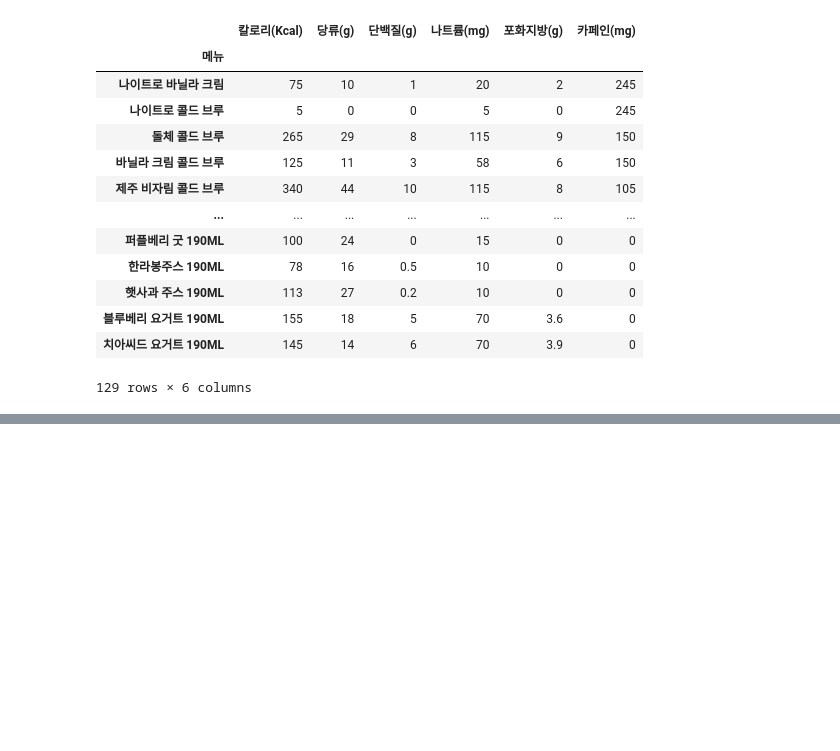
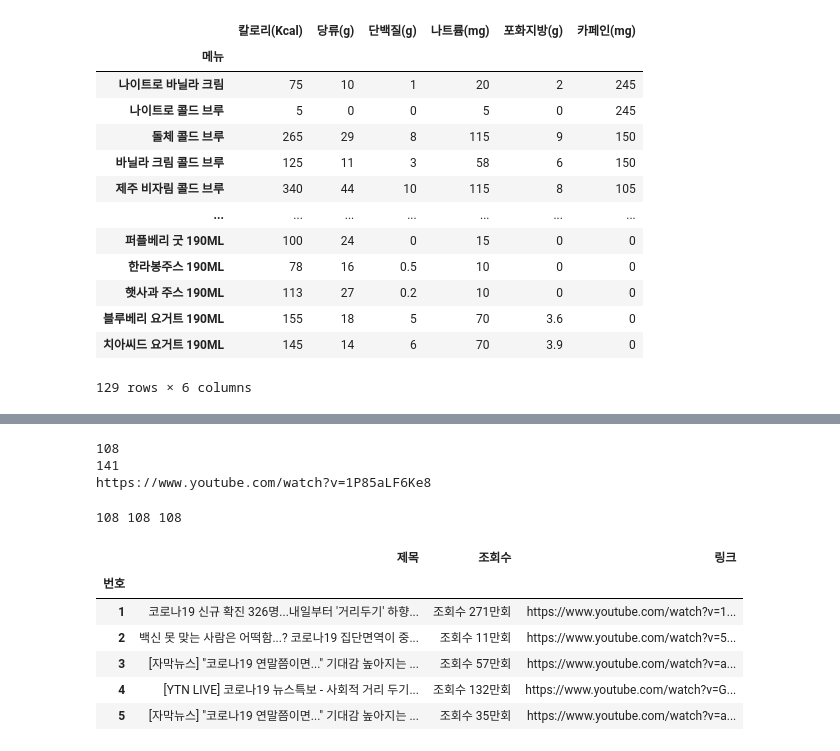
Before and after one commit to meganatc7/smart_review, a Jupyter notebook: 13_Selenium.ipynb, the cells around one changed output, grey strips where cells are left out. Drawn from its saved outputs; the diff is of its cells as text; code cells hidden in the pictures; blank space fills up the shorter version.

```diff
--- a/13_Selenium.ipynb
+++ b/13_Selenium.ipynb
@@ -287,0 +282,4 @@ driver.get(url_main+url_sub+query)
+# %%
+url = 'https://www.youtube.com'
+driver = wb.Chrome('chrome/chromedriver.exe')
+driver.get(url)
@@ -287,0 +295,47 @@ driver.get(url_main+url_sub+query)
+# %%
+soup = bs(driver.page_source,'html.parser')
+# %%
+title = soup.select('a#video-title')
+view = soup.select('#metadata-line > span:nth-child(1)')
+
+print(len(title))
+print(len(view))
+print(url+title[0]['href'])
+# %% [output]
+108
+141
+https://www.youtube.com/watch?v=1P85aLF6Ke8
+# %%
+title_list = []
+view_list = []
+url_list = []
+nums = []
+
+for idx in range(len(title)):
+    nums.append(idx+1)
+    title_list.append(title[idx].text.strip())
+    view_list.append(view[idx].text.strip())
+    url_list.append(url+title[idx]['href'])
+
+print(len(title_list), len(view_list), len(url_list))
+# %% [output]
+108 108 108
+# %%
+data = {
+    '제목': title_list,
+    '조회수': view_list,
+    '링크': url_list,
+    '번호': nums
+}
+
+youtube = pd.DataFrame(data)
+youtube.set_index('번호',inplace=True)
+youtube.head()
+# %% [output]
+|  | 제목 | 조회수 | 링크 |
+| 번호 |  |  |  |
+| 1 | 코로나19 신규 확진 326명...내일부터 '거리두기' 하향... | 조회수 271만회 | https://www.youtube.com/watch?v=1... |
+| 2 | 백신 못 맞는 사람은 어떡함...? 코로나19 집단면역이 중... | 조회수 11만회 | https://www.youtube.com/watch?v=5... |
+| 3 | [자막뉴스] "코로나19 연말쯤이면..." 기대감 높아지는 ... | 조회수 57만회 | https://www.youtube.com/watch?v=a... |
+| 4 | [YTN LIVE] 코로나19 뉴스특보 - 사회적 거리 두기... | 조회수 132만회 | https://www.youtube.com/watch?v=G... |
+| 5 | [자막뉴스] "코로나19 연말쯤이면..." 기대감 높아지는 ... | 조회수 35만회 | https://www.youtube.com/watch?v=a... |
```
Also changed, not shown: parts of 5 cells of this notebook, 2 other files.
